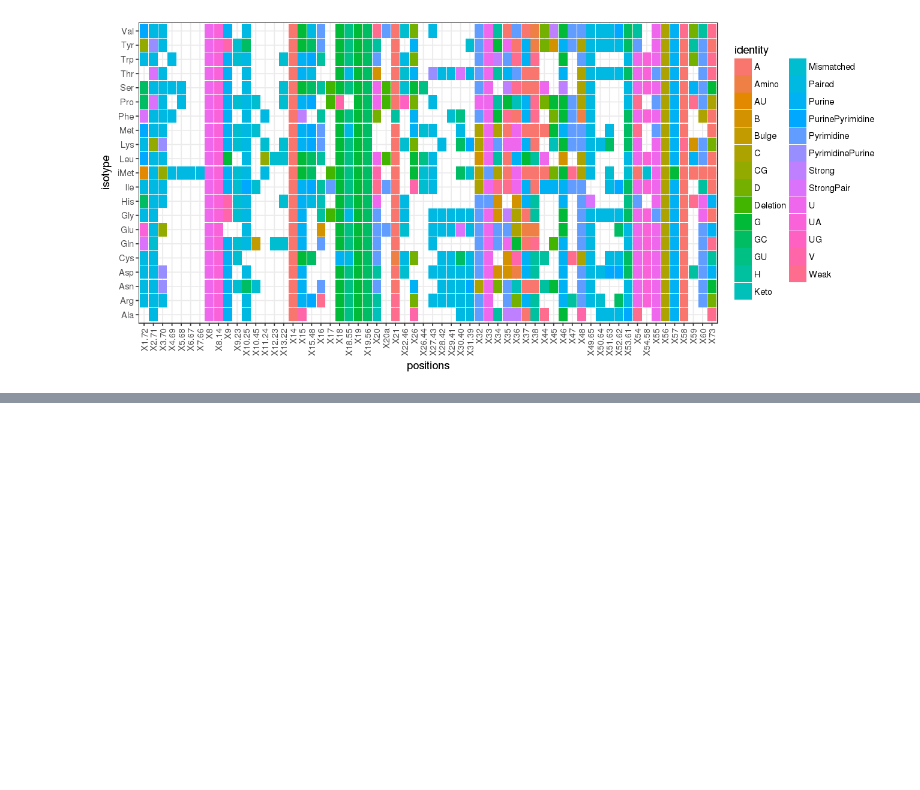
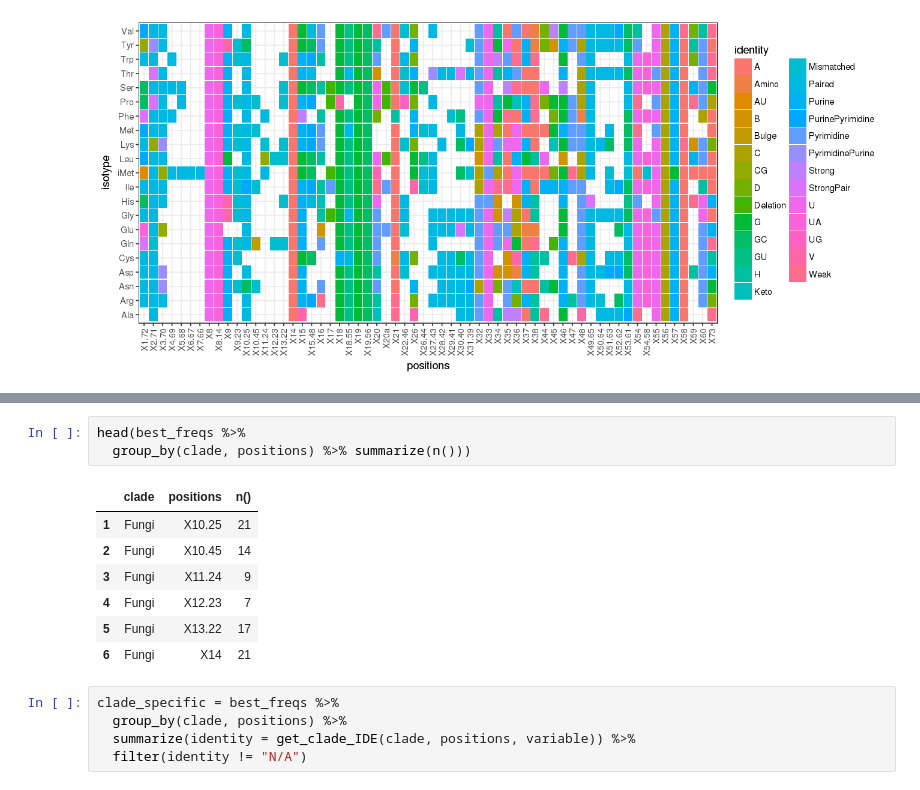
Before and after one commit to bylin/euk-features, a Jupyter notebook: notebooks/isotype-clade-specific.ipynb, the cells around one changed output, grey strips where cells are left out. Saved outputs shown, nothing was run; the diff lists cells and outputs as text; blank space fills up the shorter version.

```diff
--- a/notebooks/isotype-clade-specific.ipynb
+++ b/notebooks/isotype-clade-specific.ipynb
@@ -263,0 +261,16 @@ You would expect that consensus elements would be recapitulated as long uninterr
+# %%
+head(best_freqs %>%
+  group_by(clade, positions) %>% summarize(n()))
+# %% [output]
+|  | clade | positions | n() |
+| 1 | Fungi | X10.25 | 21 |
+| 2 | Fungi | X10.45 | 14 |
+| 3 | Fungi | X11.24 | 9 |
+| 4 | Fungi | X12.23 | 7 |
+| 5 | Fungi | X13.22 | 17 |
+| 6 | Fungi | X14 | 21 |
+# %%
+clade_specific = best_freqs %>%
+  group_by(clade, positions) %>%
+  summarize(identity = get_clade_IDE(clade, positions, variable)) %>%
+  filter(identity != "N/A")
```
Also changed, not shown: parts of 6 cells of this notebook.
